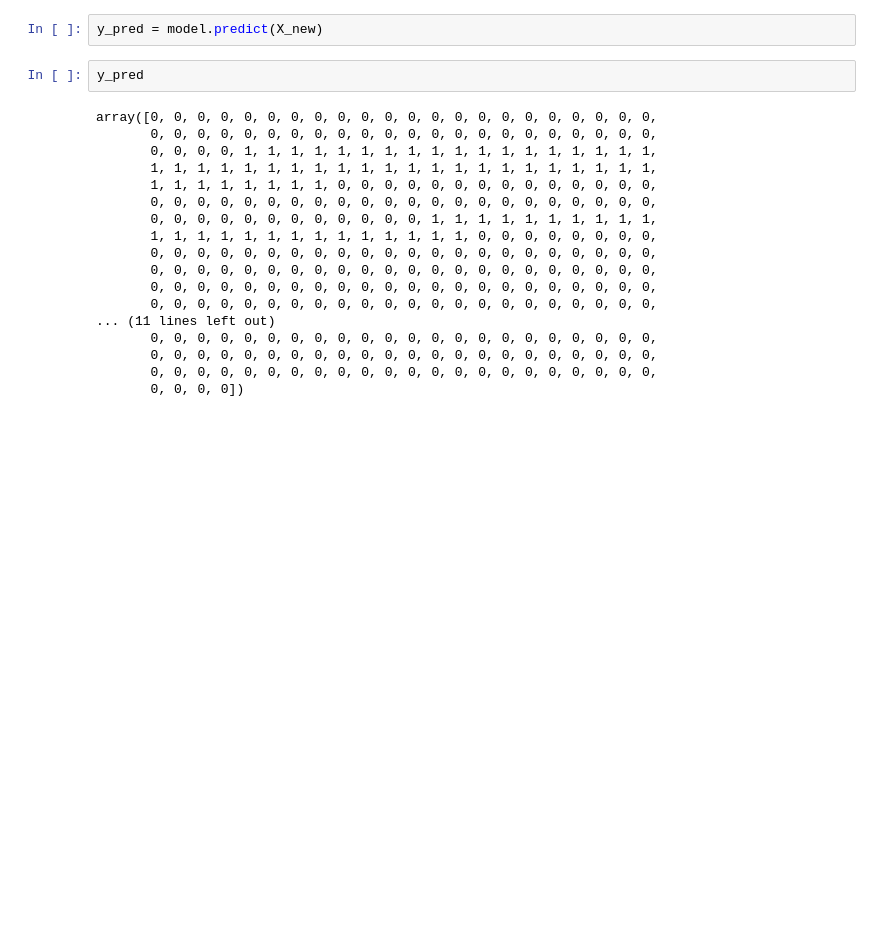
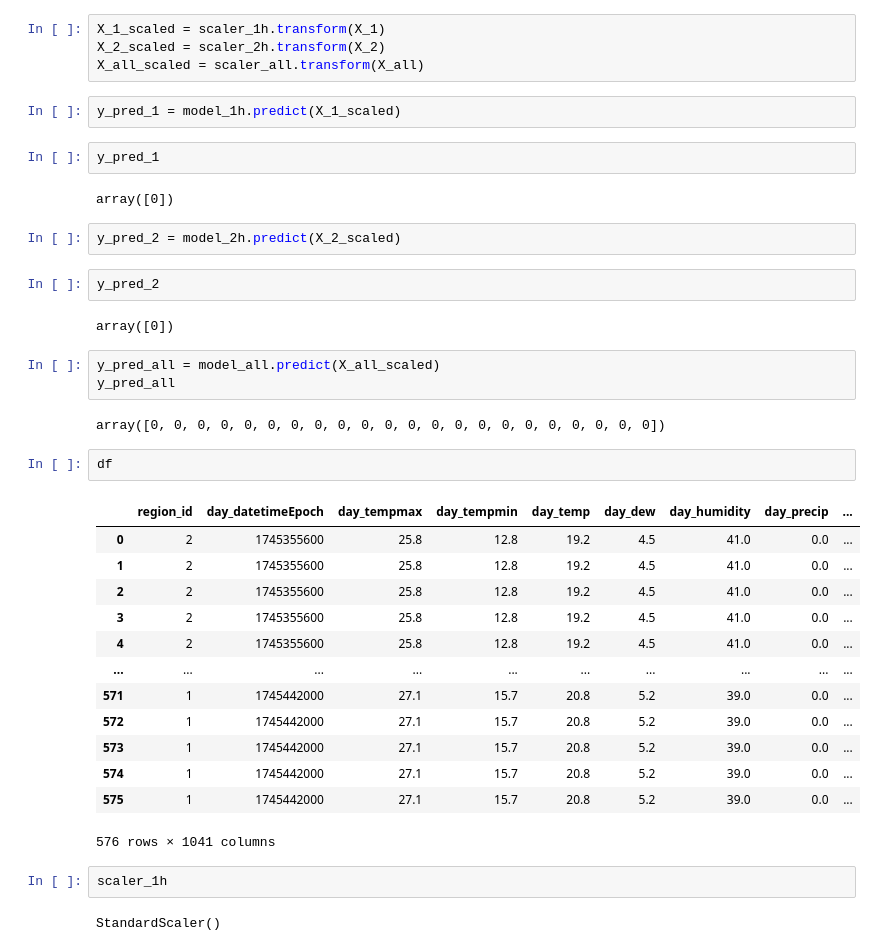
Before and after one commit to HliebOcheretianyi/H2_python_structure_and_data, a Jupyter notebook: src/predict.ipynb, the cells around one changed output. Cells and saved outputs as stored; diff of their text form; blank space fills up the shorter version.

```diff
--- a/src/predict.ipynb
+++ b/src/predict.ipynb
@@ -33,22 +45,41 @@ KeyError: 'Lutsk'
+# %%
+X_1_scaled = scaler_1h.transform(X_1)
+X_2_scaled = scaler_2h.transform(X_2)
+X_all_scaled = scaler_all.transform(X_all)
 # %%
-y_pred = model.predict(X_new)
+y_pred_1 = model_1h.predict(X_1_scaled)
 # %%
-y_pred
+y_pred_1
 # %% [output]
-array([0, 0, 0, 0, 0, 0, 0, 0, 0, 0, 0, 0, 0, 0, 0, 0, 0, 0, 0, 0, 0, 0,
-       0, 0, 0, 0, 0, 0, 0, 0, 0, 0, 0, 0, 0, 0, 0, 0, 0, 0, 0, 0, 0, 0,
-       0, 0, 0, 0, 1, 1, 1, 1, 1, 1, 1, 1, 1, 1, 1, 1, 1, 1, 1, 1, 1, 1,
-       1, 1, 1, 1, 1, 1, 1, 1, 1, 1, 1, 1, 1, 1, 1, 1, 1, 1, 1, 1, 1, 1,
-       1, 1, 1, 1, 1, 1, 1, 1, 0, 0, 0, 0, 0, 0, 0, 0, 0, 0, 0, 0, 0, 0,
-       0, 0, 0, 0, 0, 0, 0, 0, 0, 0, 0, 0, 0, 0, 0, 0, 0, 0, 0, 0, 0, 0,
-       0, 0, 0, 0, 0, 0, 0, 0, 0, 0, 0, 0, 1, 1, 1, 1, 1, 1, 1, 1, 1, 1,
-       1, 1, 1, 1, 1, 1, 1, 1, 1, 1, 1, 1, 1, 1, 0, 0, 0, 0, 0, 0, 0, 0,
-       0, 0, 0, 0, 0, 0, 0, 0, 0, 0, 0, 0, 0, 0, 0, 0, 0, 0, 0, 0, 0, 0,
-       0, 0, 0, 0, 0, 0, 0, 0, 0, 0, 0, 0, 0, 0, 0, 0, 0, 0, 0, 0, 0, 0,
-       0, 0, 0, 0, 0, 0, 0, 0, 0, 0, 0, 0, 0, 0, 0, 0, 0, 0, 0, 0, 0, 0,
-       0, 0, 0, 0, 0, 0, 0, 0, 0, 0, 0, 0, 0, 0, 0, 0, 0, 0, 0, 0, 0, 0,
-... (11 lines left out)
-       0, 0, 0, 0, 0, 0, 0, 0, 0, 0, 0, 0, 0, 0, 0, 0, 0, 0, 0, 0, 0, 0,
-       0, 0, 0, 0, 0, 0, 0, 0, 0, 0, 0, 0, 0, 0, 0, 0, 0, 0, 0, 0, 0, 0,
-       0, 0, 0, 0, 0, 0, 0, 0, 0, 0, 0, 0, 0, 0, 0, 0, 0, 0, 0, 0, 0, 0,
-       0, 0, 0, 0])
+array([0])
+# %%
+y_pred_2 = model_2h.predict(X_2_scaled)
+# %%
+y_pred_2
+# %% [output]
+array([0])
+# %%
+y_pred_all = model_all.predict(X_all_scaled)
+y_pred_all
+# %% [output]
+array([0, 0, 0, 0, 0, 0, 0, 0, 0, 0, 0, 0, 0, 0, 0, 0, 0, 0, 0, 0, 0, 0])
+# %%
+df
+# %% [output]
+|  | region_id | day_datetimeEpoch | day_tempmax | day_tempmin | day_temp | day_dew | day_humidity | day_precip | ... |
+| 0 | 2 | 1745355600 | 25.8 | 12.8 | 19.2 | 4.5 | 41.0 | 0.0 | ... |
+| 1 | 2 | 1745355600 | 25.8 | 12.8 | 19.2 | 4.5 | 41.0 | 0.0 | ... |
+| 2 | 2 | 1745355600 | 25.8 | 12.8 | 19.2 | 4.5 | 41.0 | 0.0 | ... |
+| 3 | 2 | 1745355600 | 25.8 | 12.8 | 19.2 | 4.5 | 41.0 | 0.0 | ... |
+| 4 | 2 | 1745355600 | 25.8 | 12.8 | 19.2 | 4.5 | 41.0 | 0.0 | ... |
+| ... | ... | ... | ... | ... | ... | ... | ... | ... | ... |
+| 571 | 1 | 1745442000 | 27.1 | 15.7 | 20.8 | 5.2 | 39.0 | 0.0 | ... |
+| 572 | 1 | 1745442000 | 27.1 | 15.7 | 20.8 | 5.2 | 39.0 | 0.0 | ... |
+| 573 | 1 | 1745442000 | 27.1 | 15.7 | 20.8 | 5.2 | 39.0 | 0.0 | ... |
+| 574 | 1 | 1745442000 | 27.1 | 15.7 | 20.8 | 5.2 | 39.0 | 0.0 | ... |
+| 575 | 1 | 1745442000 | 27.1 | 15.7 | 20.8 | 5.2 | 39.0 | 0.0 | ... |
+576 rows × 1041 columns
+# %%
+scaler_1h
+# %% [output]
+StandardScaler()
```
Also changed, not shown: parts of 7 cells of this notebook, 3 other files.
